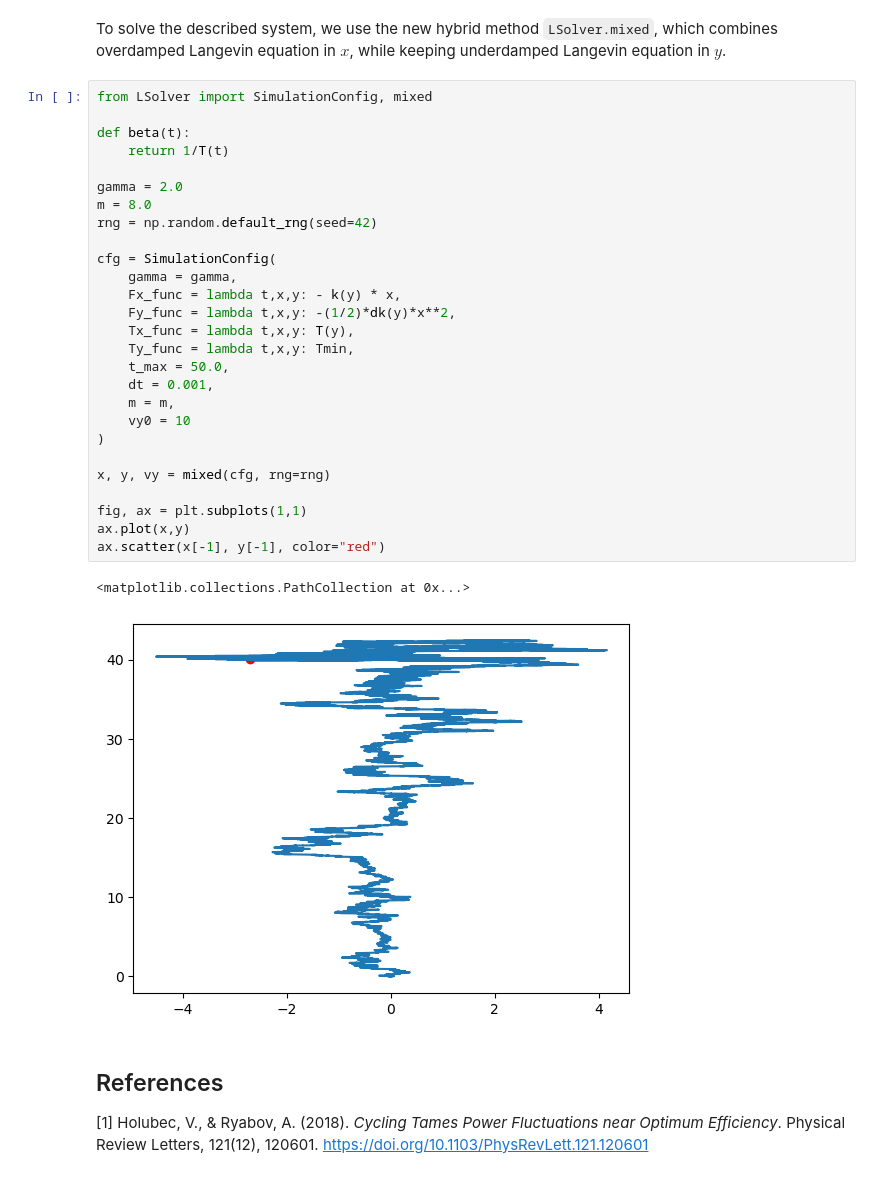
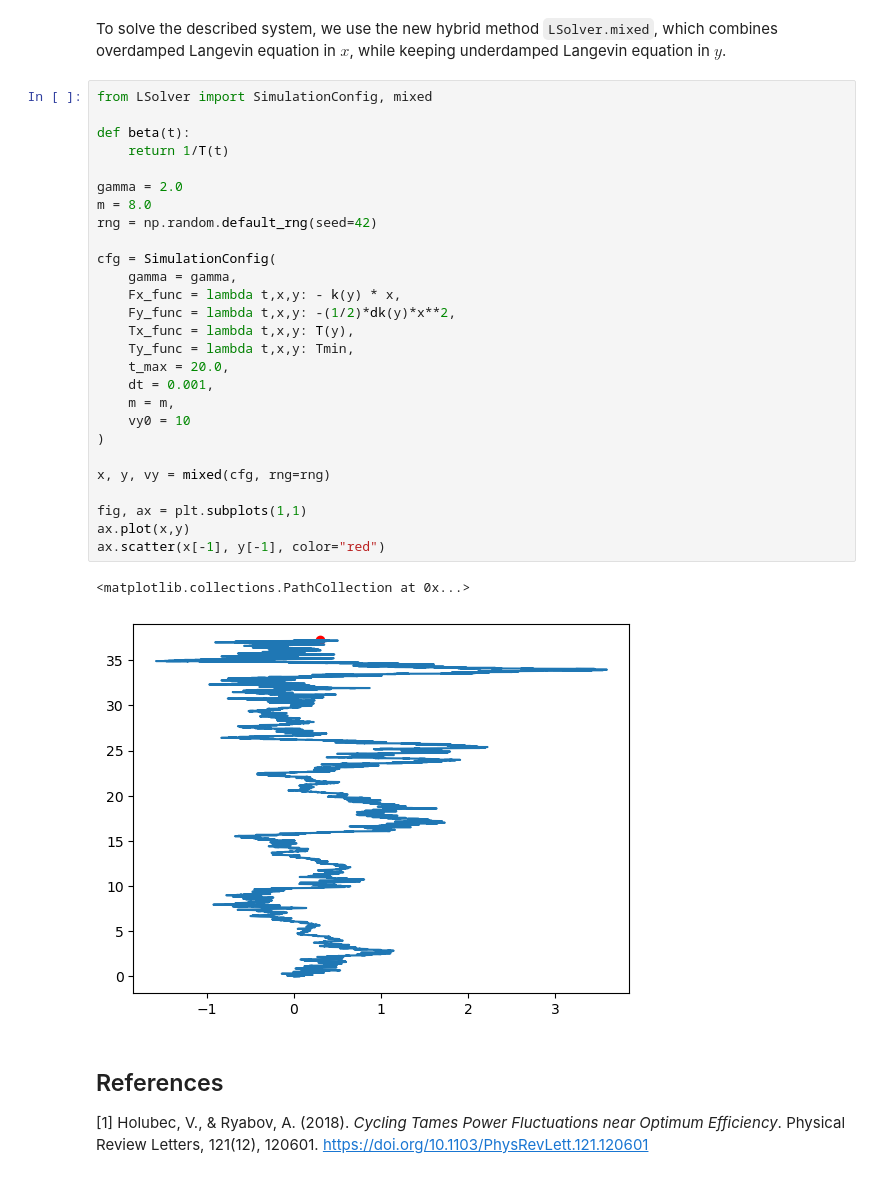
Before and after one commit to Ben-Janda/LSolver, a Jupyter notebook: examples/05_TUR.ipynb, the cells around one changed output. Drawn from its saved outputs; the diff is of its cells as text.

```diff
--- a/examples/05_TUR.ipynb
+++ b/examples/05_TUR.ipynb
@@ -108,33 +108,33 @@ To solve the described system, we use the new hybrid method `LSolver.mixed`, whi
 # %%
 from LSolver import SimulationConfig, mixed
 
 def beta(t):
     return 1/T(t)
 
 gamma = 2.0
 m = 8.0
 rng = np.random.default_rng(seed=42)
 
 cfg = SimulationConfig(
     gamma = gamma,
     Fx_func = lambda t,x,y: - k(y) * x,
     Fy_func = lambda t,x,y: -(1/2)*dk(y)*x**2,
     Tx_func = lambda t,x,y: T(y),
     Ty_func = lambda t,x,y: Tmin,
-    t_max = 50.0,
+    t_max = 20.0,
     dt = 0.001,
     m = m,
     vy0 = 10
 )
 
 x, y, vy = mixed(cfg, rng=rng)
 
 fig, ax = plt.subplots(1,1)
 ax.plot(x,y)
 ax.scatter(x[-1], y[-1], color="red")
 # %% [output]
 <matplotlib.collections.PathCollection at 0x...>
-[figure, old version]
+[figure, new version]
 # %% [markdown]
 ## References
 
```
Also changed, not shown: 3 other files.
